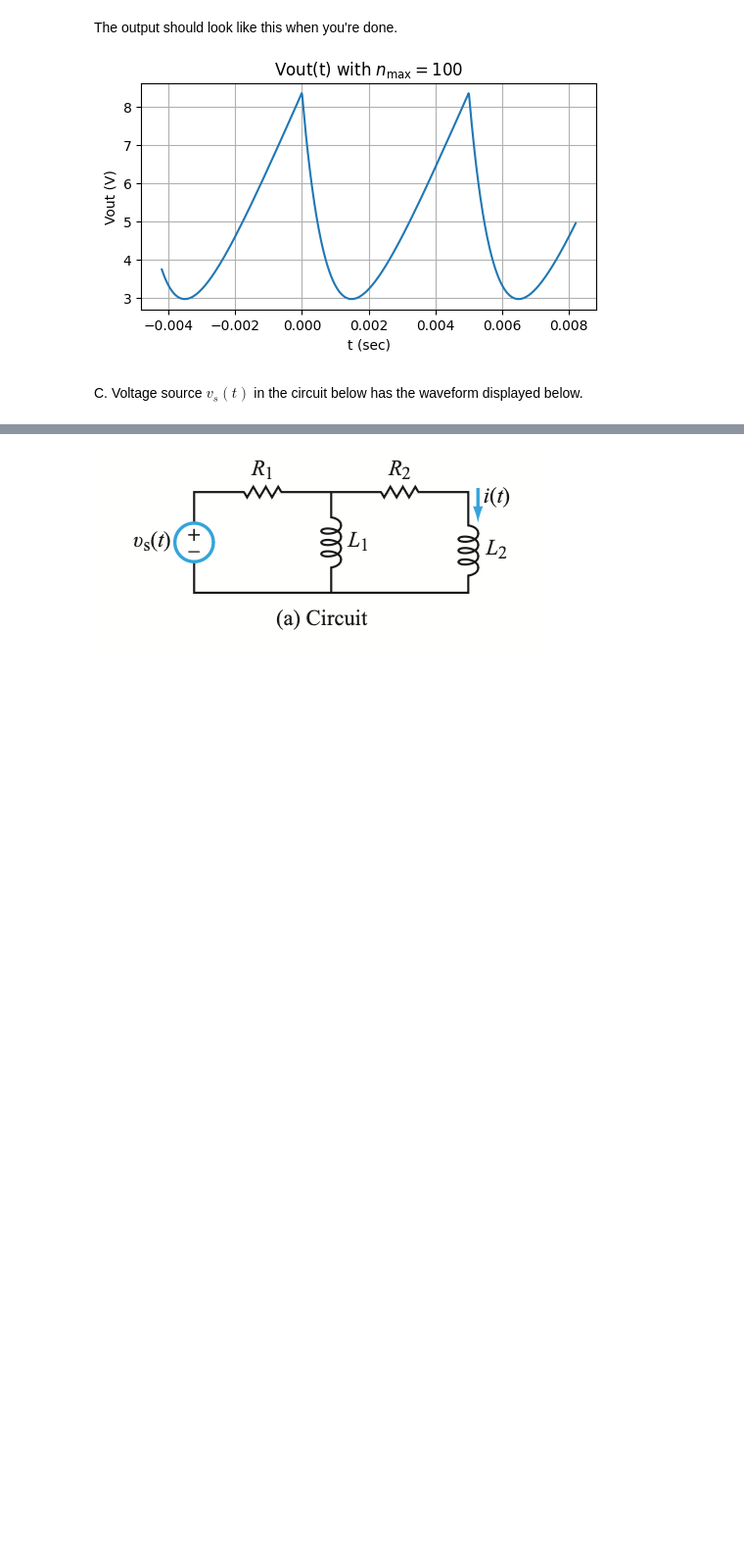
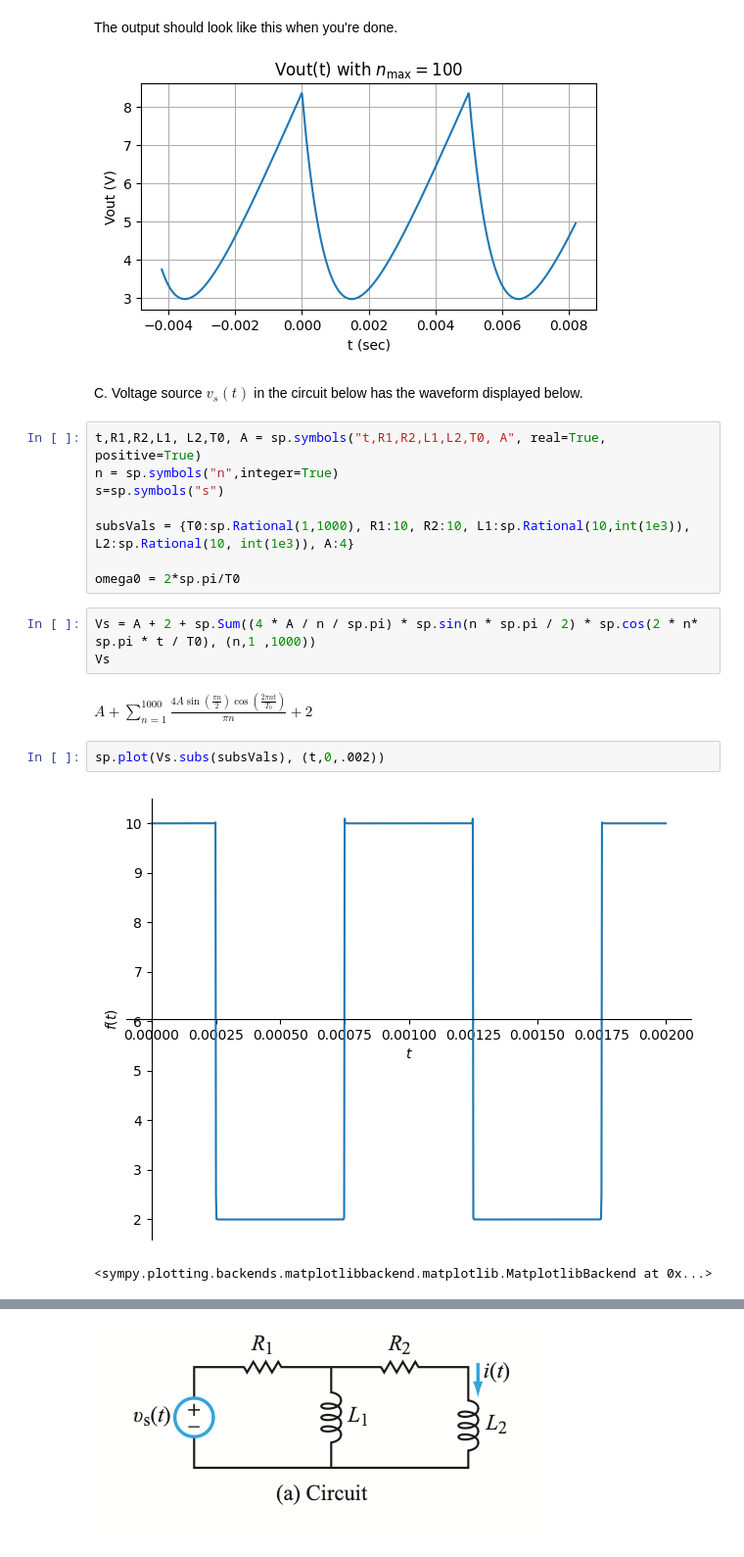
Before and after one commit to vieweghn/EENG-310-Signals-and-Systems, a Jupyter notebook: EENG_310_HW09.ipynb, the cells around one changed output, grey strips where cells are left out. Shown at 98% size. Cells and saved outputs as stored; diff of their text form; blank space fills up the shorter version.

```diff
--- a/EENG_310_HW09.ipynb
+++ b/EENG_310_HW09.ipynb
@@ -95,3 +94,21 @@ The output should look like this when you're done.
 ![image.png](embedded-picture-1)
 # %% [markdown]
 C. Voltage source $v_s(t)$ in the circuit below has the waveform displayed below.
+# %%
+t,R1,R2,L1, L2,T0, A = sp.symbols("t,R1,R2,L1,L2,T0, A", real=True, positive=True)
+n = sp.symbols("n",integer=True)
+s=sp.symbols("s")
+
+subsVals = {T0:sp.Rational(1,1000), R1:10, R2:10, L1:sp.Rational(10,int(1e3)), L2:sp.Rational(10, int(1e3)), A:4}
+
+omega0 = 2*sp.pi/T0
+# %%
+Vs = A + 2 + sp.Sum((4 * A / n / sp.pi) * sp.sin(n * sp.pi / 2) * sp.cos(2 * n* sp.pi * t / T0), (n,1 ,1000))
+Vs
+# %% [output]
+$\displaystyle A + \sum_{n=1}^{1000} \frac{4 A \sin{\left(\frac{\pi n}{2} \right)} \cos{\left(\frac{2 \pi n t}{T_{0}} \right)}}{\pi n} + 2$
+# %%
+sp.plot(Vs.subs(subsVals), (t,0,.002))
+# %% [output]
+[figure, added]
+<sympy.plotting.backends.matplotlibbackend.matplotlib.MatplotlibBackend at 0x...>
```
Also changed, not shown: parts of 8 cells of this notebook.
